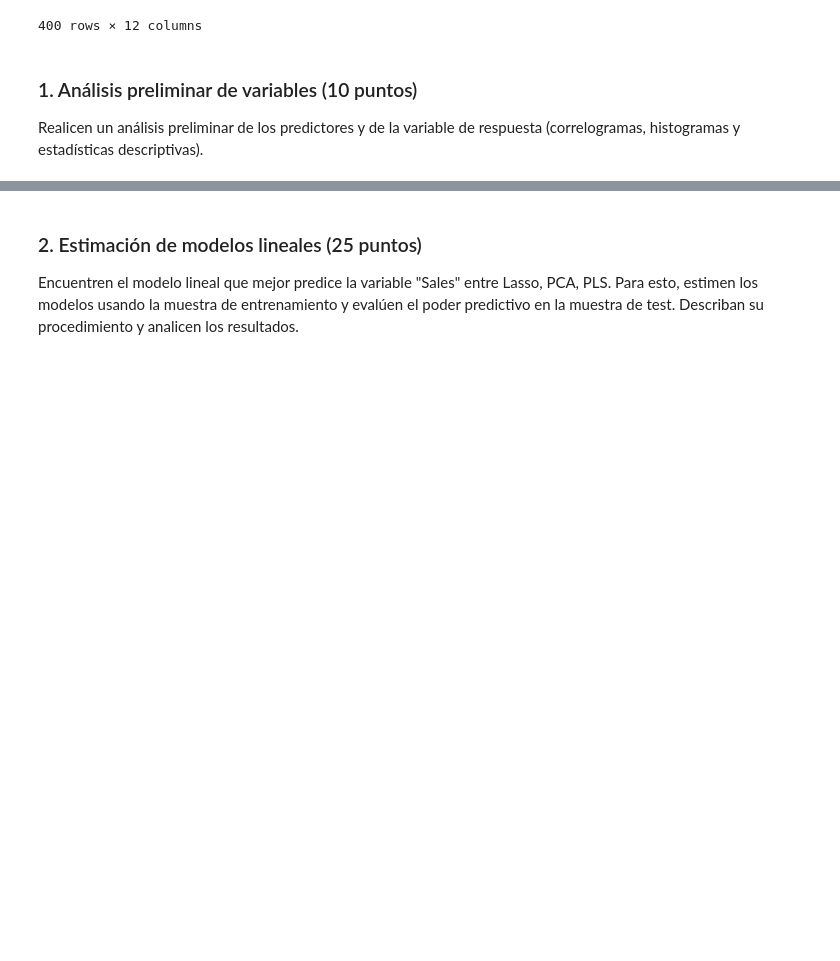
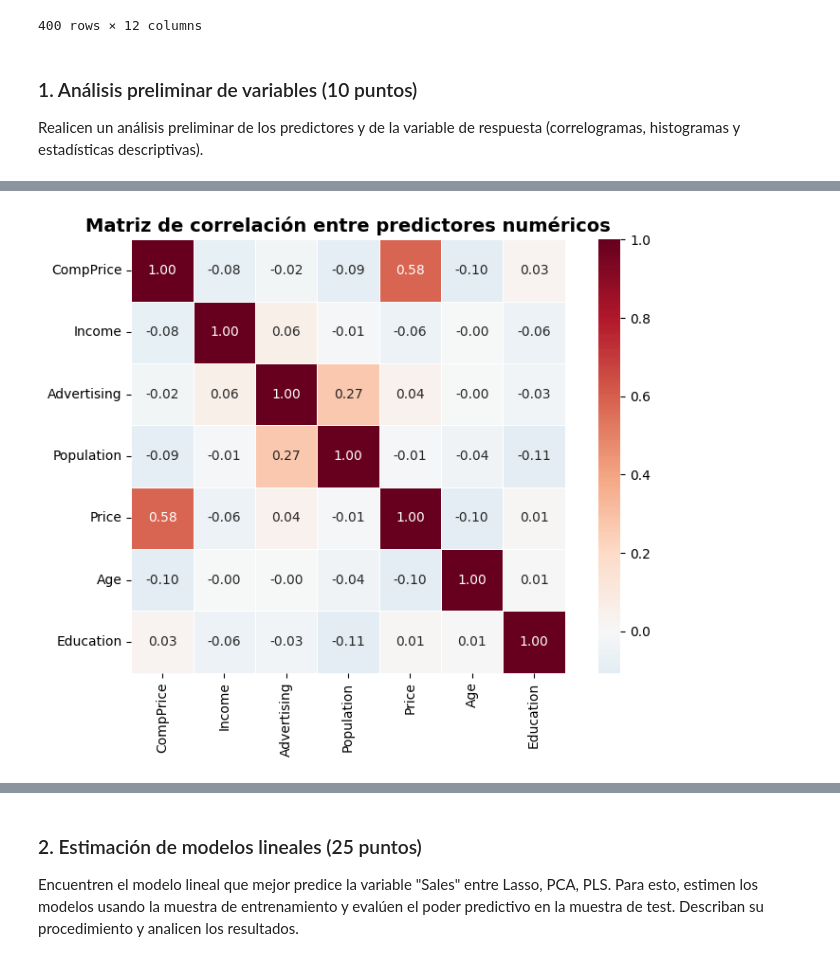
Before and after one commit to Marcocruz88/Caso-implementaci-n-de-modelos-no-lineales-aditivos, a Jupyter notebook: Caso implementación de modelos no lineales aditivos en un problema de regresión.ipynb, the cells around one changed output, grey strips where cells are left out. Cells and saved outputs as stored; diff of their text form; code cells hidden in the pictures; blank space fills up the shorter version.

```diff
--- a/Caso implementación de modelos no lineales aditivos en un problema de regresión.ipynb
+++ b/Caso implementación de modelos no lineales aditivos en un problema de regresión.ipynb
@@ -84,6 +84,7 @@ df
 # %%
 # Se eliminar filas con valores faltantes en caso de haber y la variable que indific acantidad de registros (Unnamed: 0)
 df = df.dropna(subset=['Sales']).reset_index(drop=True)
+df=df.drop(columns=['Unnamed: 0'], errors='ignore')
 XTotal = df.drop(columns=['Sales', 'Unnamed: 0'], errors='ignore').to_numpy()
 YTotal = df['Sales'].to_numpy()
 # %%
@@ -98,0 +132,13 @@ Realicen un análisis preliminar de los predictores y de la variable de respuest
+# %%
+# Correlograma: matriz de correlación + heatmap (multicolinealidad)
+cols_num = ['CompPrice', 'Income', 'Advertising', 'Population', 'Price', 'Age', 'Education']
+corr_mat = df[cols_num].corr()
+
+fig, ax = plt.subplots(figsize=(8, 6))
+sns.heatmap(corr_mat, annot=True, fmt='.2f', cmap='RdBu_r', center=0,
+            square=True, linewidths=0.5, ax=ax)
+ax.set_title('Matriz de correlación entre predictores numéricos', fontsize=14, fontweight='bold')
+plt.tight_layout()
+plt.show()
+# %% [output]
+[figure, added]
```
Also changed, not shown: parts of 11 cells of this notebook.
